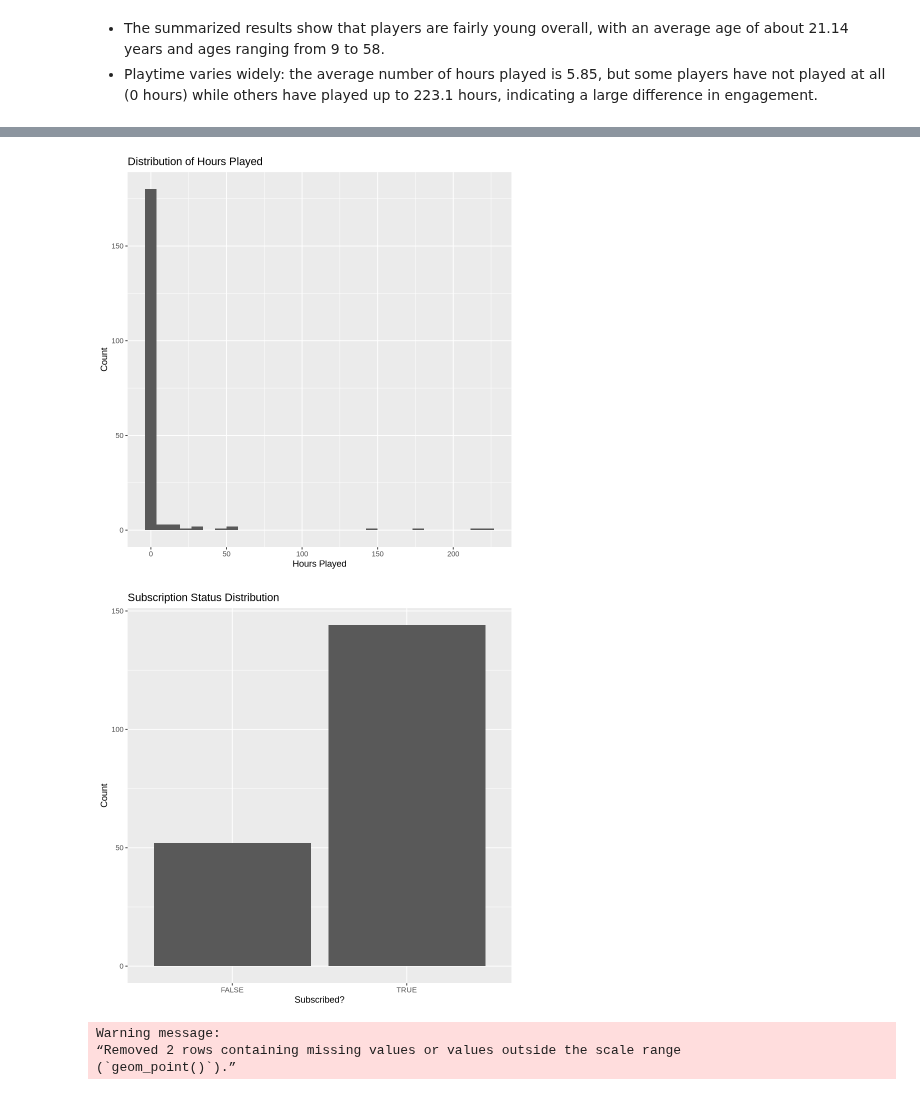
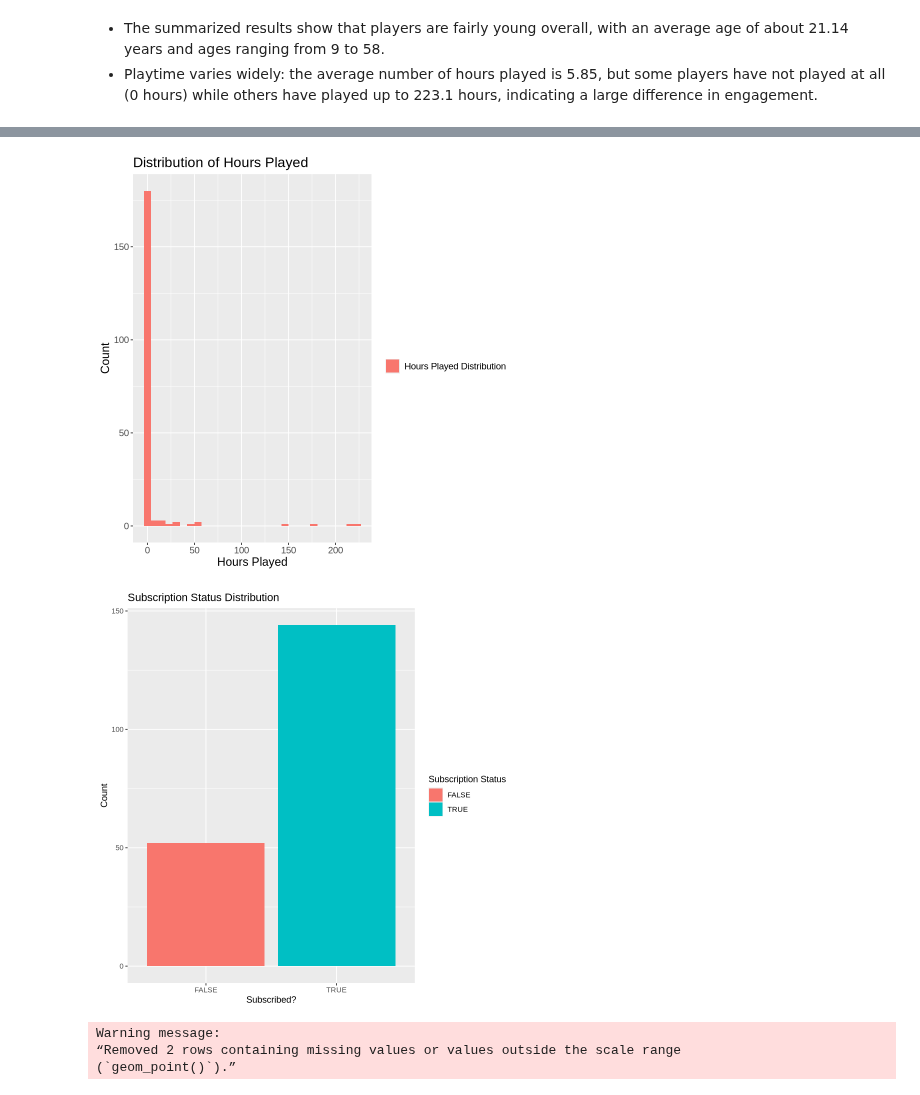
Before and after one commit to saisriman2004/DSCI_V-100-Group-Project, a Jupyter notebook: ProjectFinalReport.ipynb, the cells around one changed output, grey strips where cells are left out. Drawn from its saved outputs; the diff is of its cells as text; code cells hidden in the pictures.

Commit message:
added legend/color for visualization

```diff
--- a/ProjectFinalReport.ipynb
+++ b/ProjectFinalReport.ipynb
@@ -127,25 +147,28 @@ Warning message:
 # %%
 players |>
-  ggplot(aes(x = played_hours)) +
-  geom_histogram(bins = 30) +
+  ggplot(aes(x = played_hours, fill = "Hours Played Distribution")) +
+  geom_histogram(bins = 30, alpha = 1) +
   labs(
     title = "Distribution of Hours Played",
     x = "Hours Played",
-    y = "Count"
-  )
+    y = "Count",
+    fill = ""
+  )+
+  theme(text = element_text(size = 14))
 # %% [output]
-[figure, old version]
+[figure, new version]
 # %%
 players |>
-  ggplot(aes(x = subscribe)) +
+  ggplot(aes(x = subscribe, fill = factor(subscribe))) +
   geom_bar() +
   labs(
     title = "Subscription Status Distribution",
     x = "Subscribed?",
-    y = "Count"
+    y = "Count",
+    fill = "Subscription Status"
   )
 # %% [output]
-[figure, old version]
+[figure, new version]
 # %%
 players |>
   ggplot(aes(x = Age, y = played_hours, color = subscribe)) +
```
Also changed, not shown: parts of 5 cells of this notebook.
